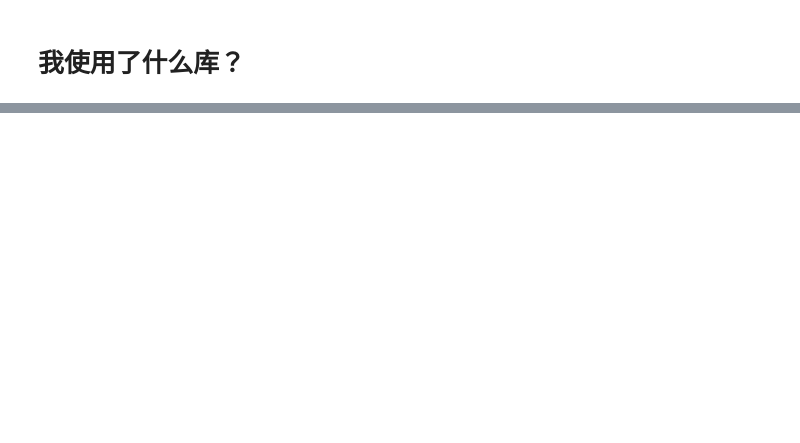
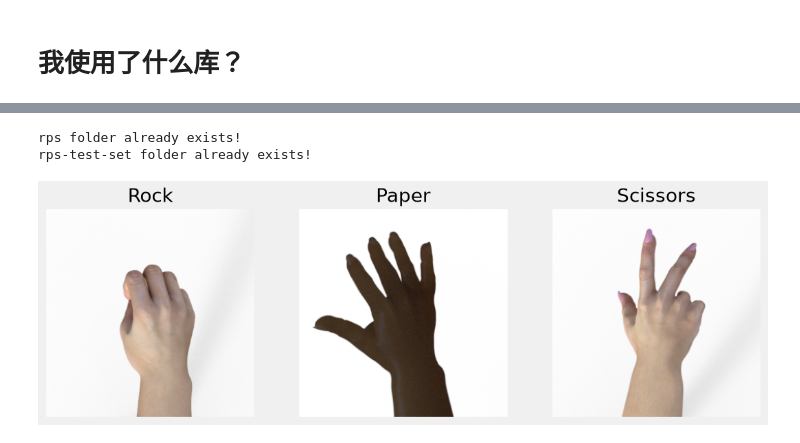
Before and after one commit to jhonprice/PyTorchStepByStep, a Jupyter notebook: runtest/ch06.ipynb, the cells around one changed output, grey strips where cells are left out. Drawn from its saved outputs; the diff is of its cells as text; code cells hidden in the pictures; blank space fills up the shorter version.

```diff
--- a/runtest/ch06.ipynb
+++ b/runtest/ch06.ipynb
@@ -36,0 +99,11 @@ ModuleNotFoundError: No module named 'sklearn'
+# %%
+# 下载图片
+# 详细逻辑参考bypass
+download_rps()
+
+# 展示结果
+fig = figure1()
+# %% [output]
+rps folder already exists!
+rps-test-set folder already exists!
+[figure, added]
```
Also changed, not shown: parts of 48 cells of this notebook, 4 other files.
